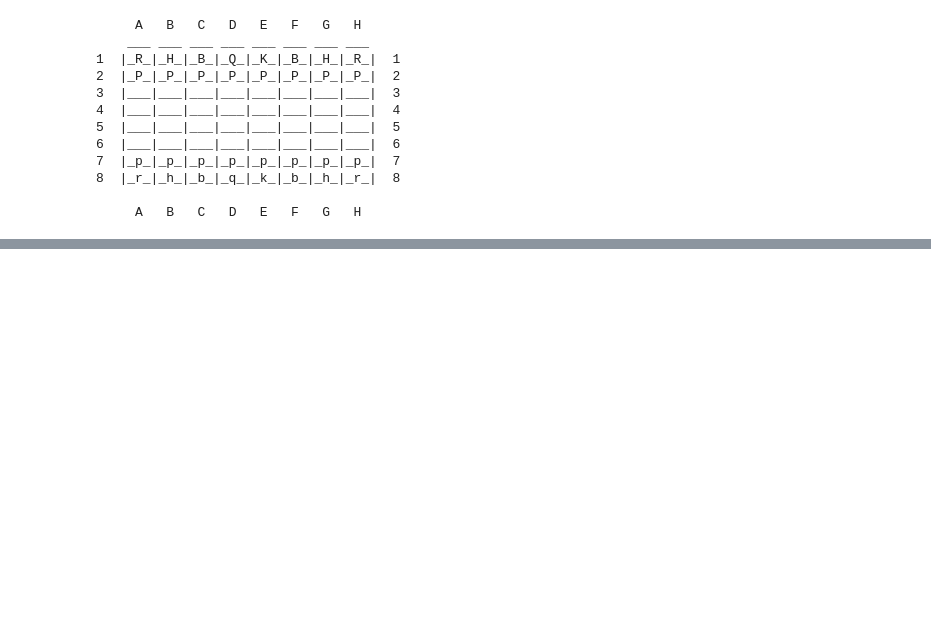
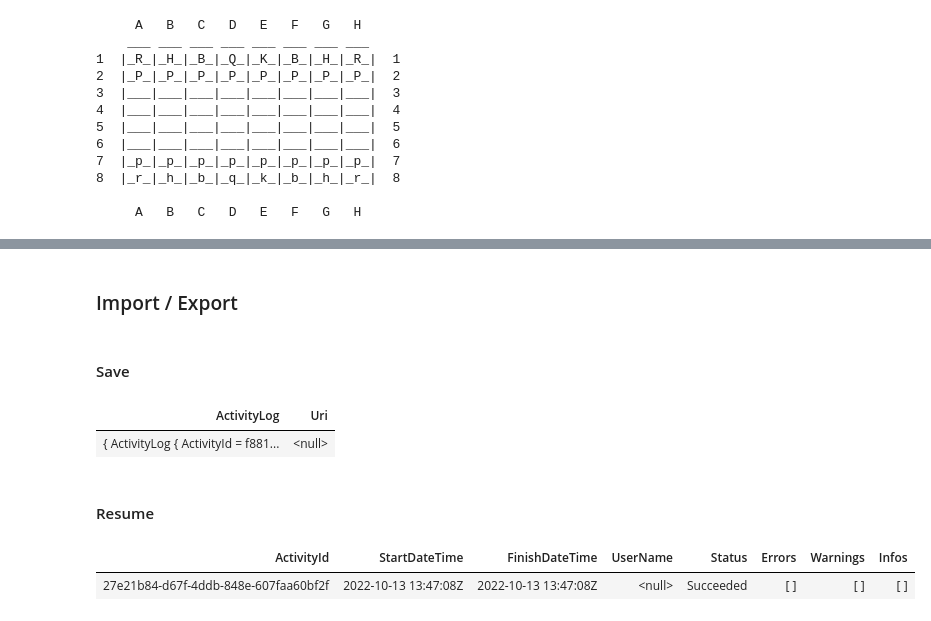
Before and after one commit to NikosNikolopoulos/ChessBoard, a Jupyter notebook: NotebookCode/ChessBoard.ipynb, the cells around one changed output, grey strips where cells are left out. Saved outputs shown, nothing was run; the diff lists cells and outputs as text; code cells hidden in the pictures; blank space fills up the shorter version.

```diff
--- a/NotebookCode/ChessBoard.ipynb
+++ b/NotebookCode/ChessBoard.ipynb
@@ -589,2 +630,5 @@ cb.MakeStringBoard()
 
      A   B   C   D   E   F   G   H
+# %% [markdown]
+<A id = "ImportExport"></A>
+### Import / Export
@@ -590,0 +639,24 @@ cb.MakeStringBoard()
+# %% [markdown]
+<A id = "Save"></A>
+#### Save
+# %%
+var arr = cb.Save();
+
+await Export.ToCsv("CsvExport").WithTable<ImportExportRecord>(tableOptions => tableOptions.WithSource(x=> arr.AsQueryable()))
+                               .WithSource(Workspace)
+                               .ExecuteAsync()
+# %% [output]
+| ActivityLog | Uri |
+| { ActivityLog { ActivityId = f881... | <null> |
+# %% [markdown]
+<A id = "Resume"></A>
+#### Resume
+# %%
+await Import.FromFile("CsvExport.csv").WithType<ImportExportRecord>()
+                                      .WithTarget(Workspace)
+                                      .ExecuteAsync()
+
+var arr = Workspace.Query<ImportExportRecord>().ToList().ToArray();
+# %% [output]
+| ActivityId | StartDateTime | FinishDateTime | UserName | Status | Errors | Warnings | Infos |
+| 27e21b84-d67f-4ddb-848e-607faa60bf2f | 2022-10-13 13:47:08Z | 2022-10-13 13:47:08Z | <null> | Succeeded | [ ] | [ ] | [ ] |
```
Also changed, not shown: parts of 32 cells of this notebook, 1 other file.
